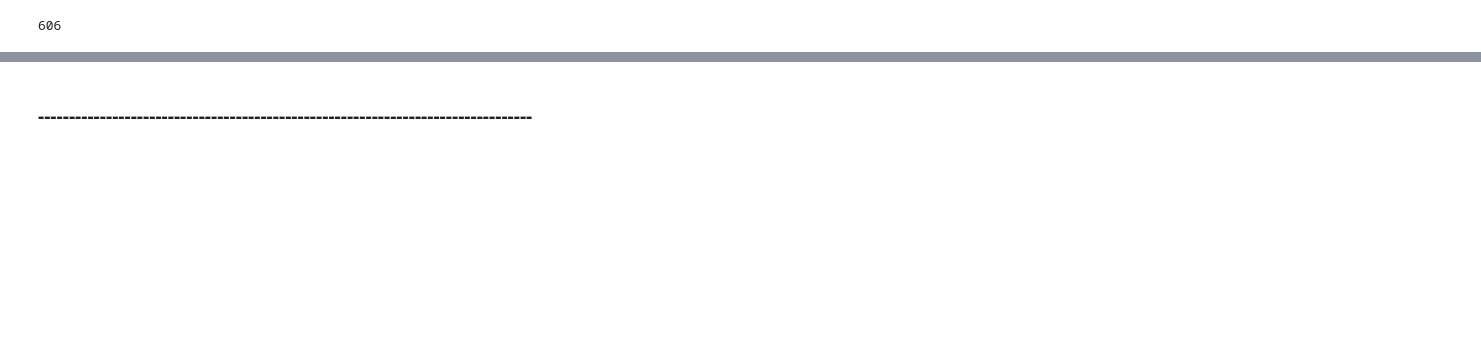
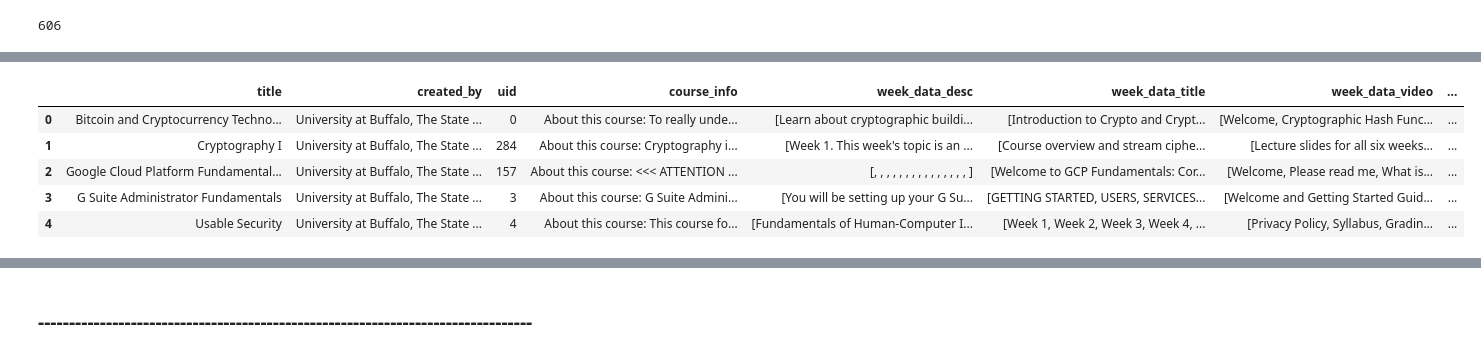
Before and after one commit to sharon1018/Advance_Database_Final, a Jupyter notebook: 6_Coursera_neo4j_add_course.ipynb, the cells around one changed output, grey strips where cells are left out. Saved outputs shown, nothing was run; the diff lists cells and outputs as text; code cells hidden in the pictures; blank space fills up the shorter version.

```diff
--- a/6_Coursera_neo4j_add_course.ipynb
+++ b/6_Coursera_neo4j_add_course.ipynb
@@ -326,0 +340,9 @@ data.head()
+# %%
+data_detail.head()
+# %% [output]
+|  | title | created_by | uid | course_info | week_data_desc | week_data_title | week_data_video | ... |
+| 0 | Bitcoin and Cryptocurrency Techno... | University at Buffalo, The State ... | 0 | About this course: To really unde... | [Learn about cryptographic buildi... | [Introduction to Crypto and Crypt... | [Welcome, Cryptographic Hash Func... | ... |
+| 1 | Cryptography I | University at Buffalo, The State ... | 284 | About this course: Cryptography i... | [Week 1. This week's topic is an ... | [Course overview and stream ciphe... | [Lecture slides for all six weeks... | ... |
+| 2 | Google Cloud Platform Fundamental... | University at Buffalo, The State ... | 157 | About this course: <<< ATTENTION ... | [, , , , , , , , , , , , , , , ] | [Welcome to GCP Fundamentals: Cor... | [Welcome, Please read me, What is... | ... |
+| 3 | G Suite Administrator Fundamentals | University at Buffalo, The State ... | 3 | About this course: G Suite Admini... | [You will be setting up your G Su... | [GETTING STARTED, USERS, SERVICES... | [Welcome and Getting Started Guid... | ... |
+| 4 | Usable Security | University at Buffalo, The State ... | 4 | About this course: This course fo... | [Fundamentals of Human-Computer I... | [Week 1, Week 2, Week 3, Week 4, ... | [Privacy Policy, Syllabus, Gradin... | ... |
```
Also changed, not shown: parts of 36 cells of this notebook, 1 other file.
